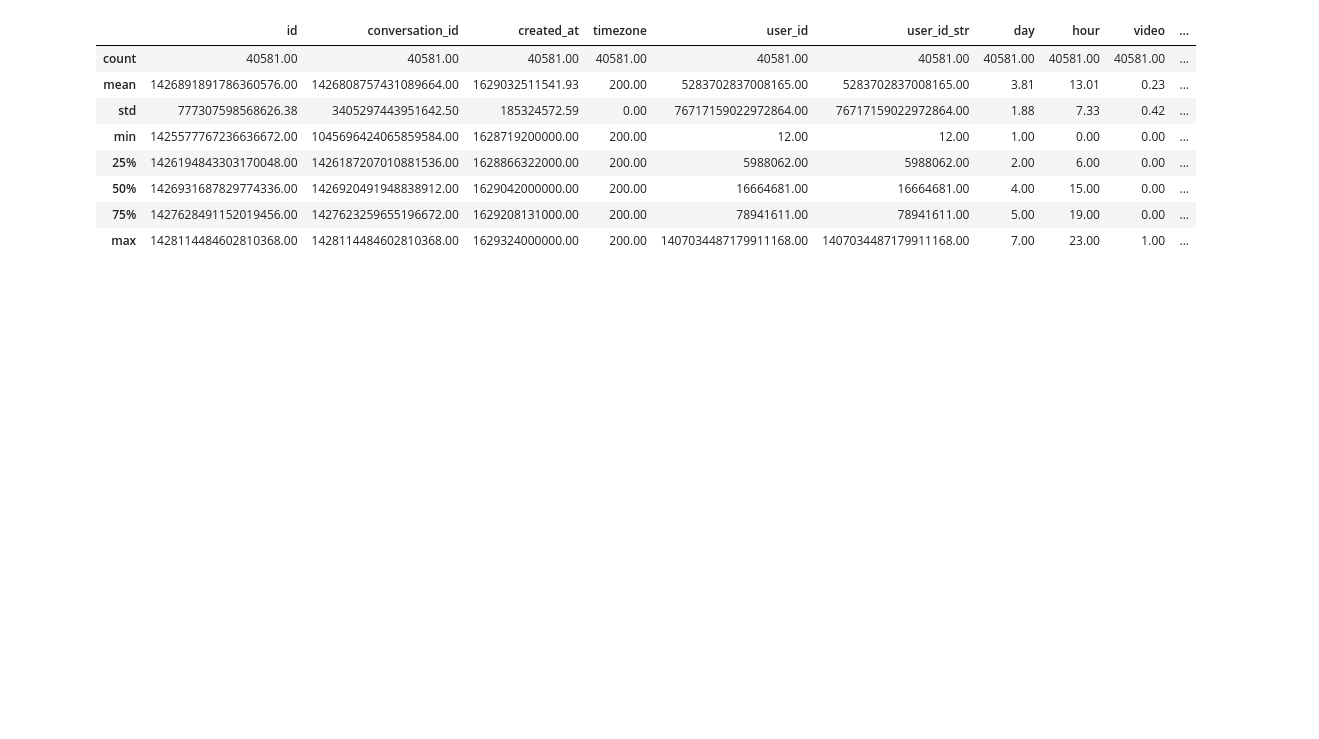
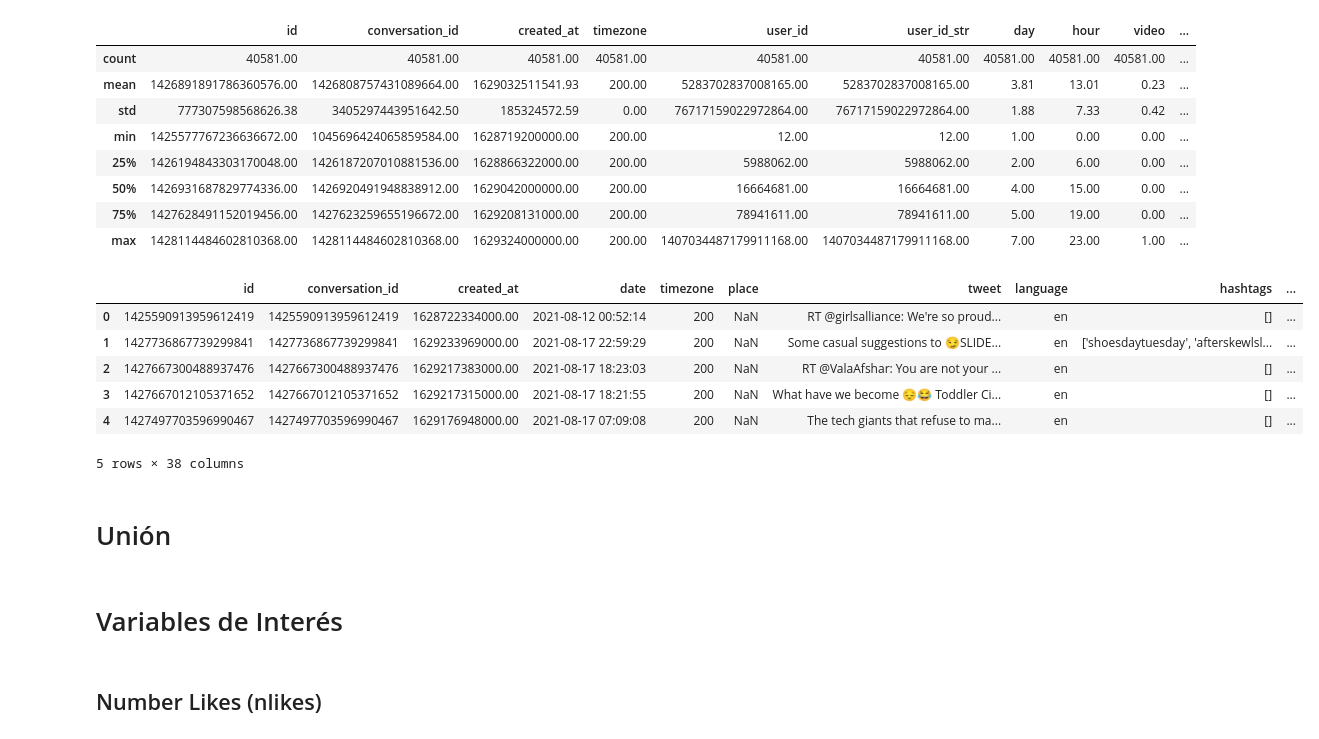
Before and after one commit to julianmelero/twitter-ai, a Jupyter notebook: Analysis/basic.ipynb, the cells around one changed output. Saved outputs shown, nothing was run; the diff lists cells and outputs as text; code cells hidden in the pictures; blank space fills up the shorter version.

```diff
--- a/Analysis/basic.ipynb
+++ b/Analysis/basic.ipynb
@@ -143,3 +143,15 @@ tweets.describe()
 | 50% | 1426931687829774336.00 | 1426920491948838912.00 | 1629042000000.00 | 200.00 | 16664681.00 | 16664681.00 | 4.00 | 15.00 | 0.00 | ... |
 | 75% | 1427628491152019456.00 | 1427623259655196672.00 | 1629208131000.00 | 200.00 | 78941611.00 | 78941611.00 | 5.00 | 19.00 | 0.00 | ... |
 | max | 1428114484602810368.00 | 1428114484602810368.00 | 1629324000000.00 | 200.00 | 1407034487179911168.00 | 1407034487179911168.00 | 7.00 | 23.00 | 1.00 | ... |
+# %%
+tweets.head()
+# %% [output]
+|  | id | conversation_id | created_at | date | timezone | place | tweet | language | hashtags | ... |
+| 0 | 1425590913959612419 | 1425590913959612419 | 1628722334000.00 | 2021-08-12 00:52:14 | 200 | NaN | RT @girlsalliance: We're so proud... | en | [] | ... |
+| 1 | 1427736867739299841 | 1427736867739299841 | 1629233969000.00 | 2021-08-17 22:59:29 | 200 | NaN | Some casual suggestions to 😏SLIDE... | en | ['shoesdaytuesday', 'afterskewlsl... | ... |
+| 2 | 1427667300488937476 | 1427667300488937476 | 1629217383000.00 | 2021-08-17 18:23:03 | 200 | NaN | RT @ValaAfshar: You are not your ... | en | [] | ... |
+| 3 | 1427667012105371652 | 1427667012105371652 | 1629217315000.00 | 2021-08-17 18:21:55 | 200 | NaN | What have we become 😔😂 Toddler Ci... | en | [] | ... |
+| 4 | 1427497703596990467 | 1427497703596990467 | 1629176948000.00 | 2021-08-17 07:09:08 | 200 | NaN | The tech giants that refuse to ma... | en | [] | ... |
+5 rows × 38 columns
+# %% [markdown]
+# Unión
@@ -145,0 +162,4 @@ tweets.describe()
+# %% [markdown]
+# Variables de Interés
+# %% [markdown]
+## Number Likes (nlikes)
```
Also changed, not shown: parts of 4 cells of this notebook, 1 other file.
